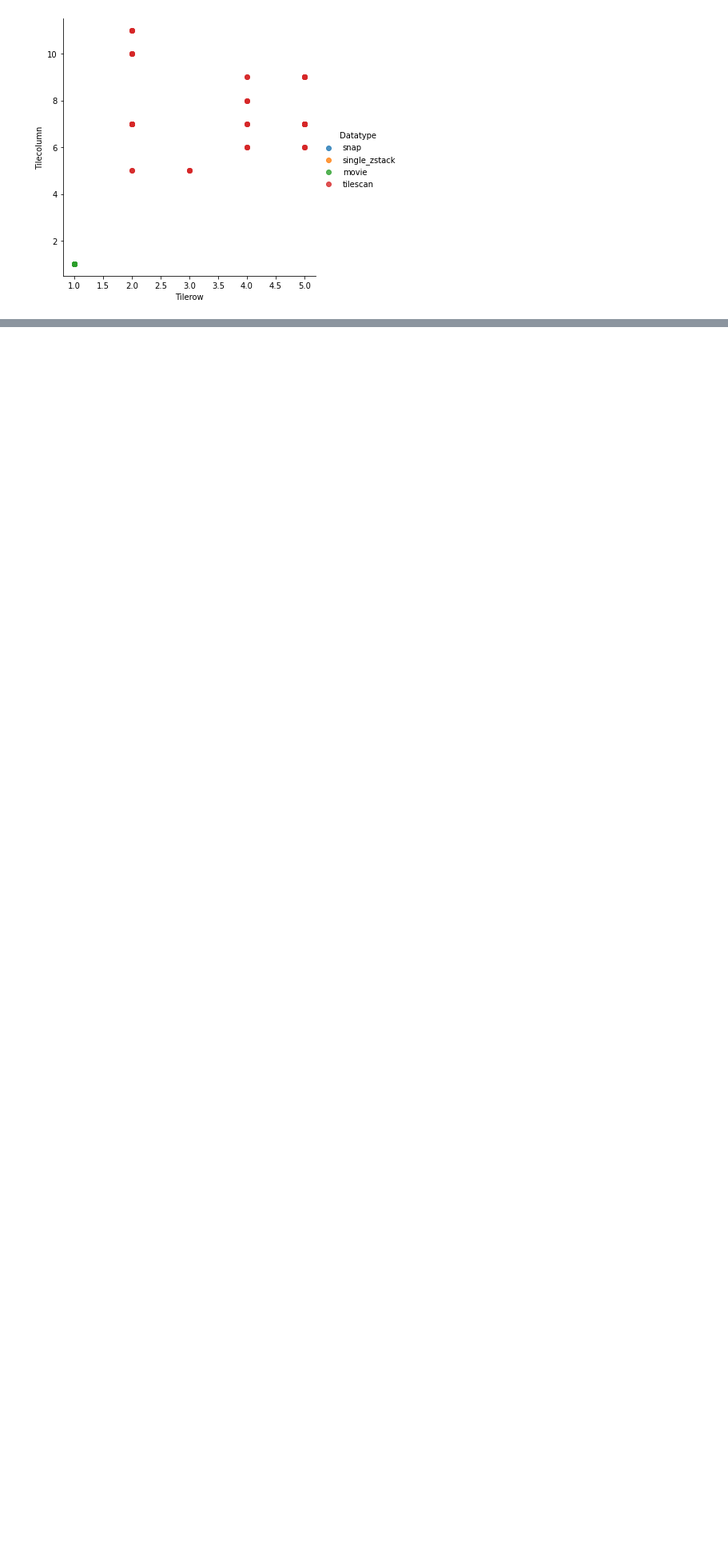
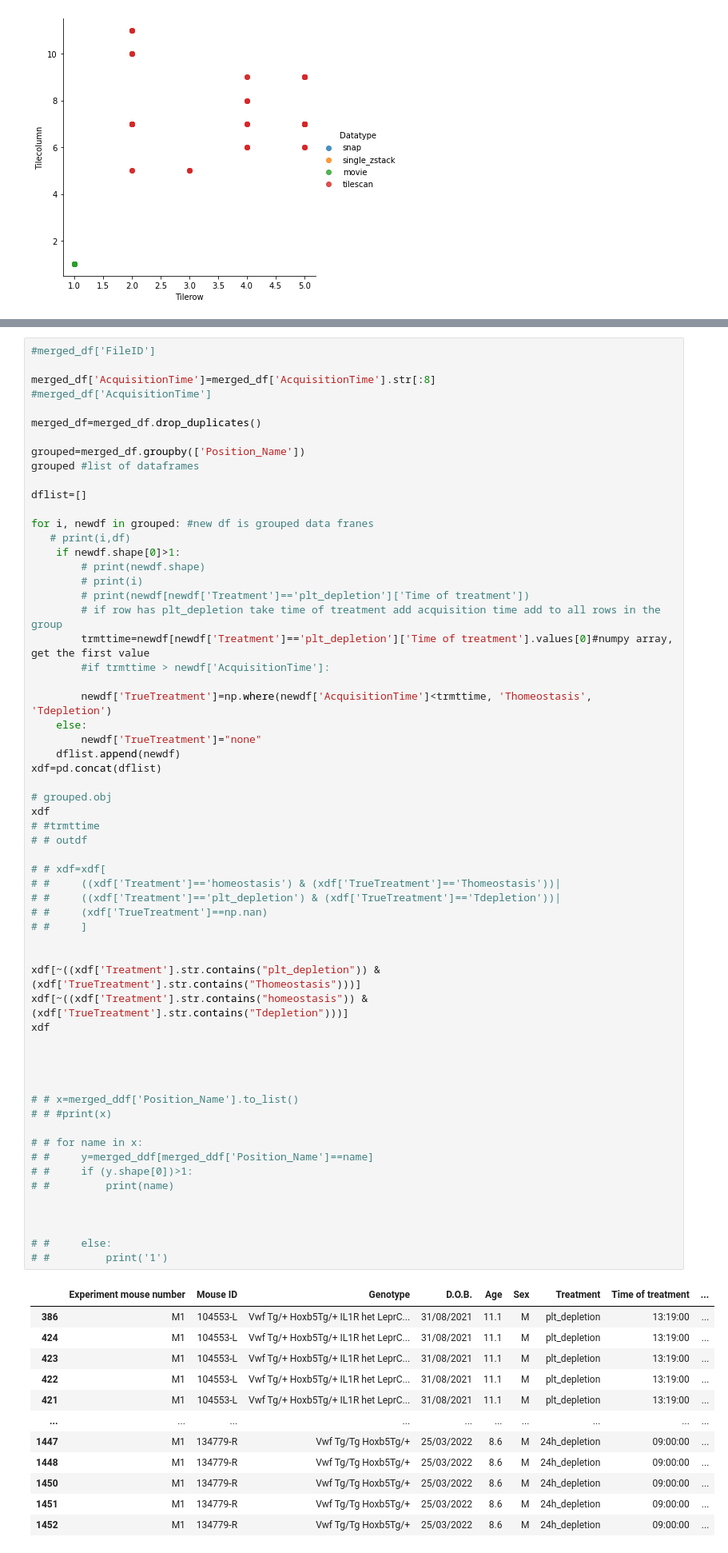
Before and after one commit to Mas515/Image_analysis, a Jupyter notebook: CZI_metadata_processing/Metadata_plotting.ipynb, the cells around one changed output, grey strips where cells are left out. Shown at 80% size. Cells and saved outputs as stored; diff of their text form; blank space fills up the shorter version.

```diff
--- a/CZI_metadata_processing/Metadata_plotting.ipynb
+++ b/CZI_metadata_processing/Metadata_plotting.ipynb
@@ -150,0 +173,73 @@ merged_df
+# %%
+#merged_df['FileID']
+
+merged_df['AcquisitionTime']=merged_df['AcquisitionTime'].str[:8]
+#merged_df['AcquisitionTime']
+
+merged_df=merged_df.drop_duplicates()
+
+grouped=merged_df.groupby(['Position_Name'])
+grouped #list of dataframes
+
+dflist=[]
+
+for i, newdf in grouped: #new df is grouped data franes
+   # print(i,df)
+    if newdf.shape[0]>1:
+        # print(newdf.shape)
+        # print(i)
+        # print(newdf[newdf['Treatment']=='plt_depletion']['Time of treatment'])
+        # if row has plt_depletion take time of treatment add acquisition time add to all rows in the group
+        trmttime=newdf[newdf['Treatment']=='plt_depletion']['Time of treatment'].values[0]#numpy array, get the first value
+        #if trmttime > newdf['AcquisitionTime']:
+
+        newdf['TrueTreatment']=np.where(newdf['AcquisitionTime']<trmttime, 'Thomeostasis', 'Tdepletion')
+    else:
+        newdf['TrueTreatment']="none"
+    dflist.append(newdf)
+xdf=pd.concat(dflist)
+
+# grouped.obj
+xdf
+# #trmttime
+# # outdf
+
+# # xdf=xdf[
+# #     ((xdf['Treatment']=='homeostasis') & (xdf['TrueTreatment']=='Thomeostasis'))|
+# #     ((xdf['Treatment']=='plt_depletion') & (xdf['TrueTreatment']=='Tdepletion'))|
+# #     (xdf['TrueTreatment']==np.nan)
+# #     ]
+
+
+xdf[~((xdf['Treatment'].str.contains("plt_depletion")) & (xdf['TrueTreatment'].str.contains("Thomeostasis")))]
+xdf[~((xdf['Treatment'].str.contains("homeostasis")) & (xdf['TrueTreatment'].str.contains("Tdepletion")))]
+xdf
+
+
+
+
+# # x=merged_ddf['Position_Name'].to_list()
+# # #print(x)
+
+# # for name in x:
+# #     y=merged_ddf[merged_ddf['Position_Name']==name]
+# #     if (y.shape[0])>1:
+# #         print(name)
+
+
+
+# #     else:
+# #         print('1')
+# %% [output]
+|  | Experiment mouse number | Mouse ID | Genotype | D.O.B. | Age | Sex | Treatment | Time of treatment | ... |
+| 386 | M1 | 104553-L | Vwf Tg/+ Hoxb5Tg/+ IL1R het LeprC... | 31/08/2021 | 11.1 | M | plt_depletion | 13:19:00 | ... |
+| 424 | M1 | 104553-L | Vwf Tg/+ Hoxb5Tg/+ IL1R het LeprC... | 31/08/2021 | 11.1 | M | plt_depletion | 13:19:00 | ... |
+| 423 | M1 | 104553-L | Vwf Tg/+ Hoxb5Tg/+ IL1R het LeprC... | 31/08/2021 | 11.1 | M | plt_depletion | 13:19:00 | ... |
+| 422 | M1 | 104553-L | Vwf Tg/+ Hoxb5Tg/+ IL1R het LeprC... | 31/08/2021 | 11.1 | M | plt_depletion | 13:19:00 | ... |
+| 421 | M1 | 104553-L | Vwf Tg/+ Hoxb5Tg/+ IL1R het LeprC... | 31/08/2021 | 11.1 | M | plt_depletion | 13:19:00 | ... |
+| ... | ... | ... | ... | ... | ... | ... | ... | ... | ... |
+| 1447 | M1 | 134779-R | Vwf Tg/Tg Hoxb5Tg/+ | 25/03/2022 | 8.6 | M | 24h_depletion | 09:00:00 | ... |
+| 1448 | M1 | 134779-R | Vwf Tg/Tg Hoxb5Tg/+ | 25/03/2022 | 8.6 | M | 24h_depletion | 09:00:00 | ... |
+| 1450 | M1 | 134779-R | Vwf Tg/Tg Hoxb5Tg/+ | 25/03/2022 | 8.6 | M | 24h_depletion | 09:00:00 | ... |
+| 1451 | M1 | 134779-R | Vwf Tg/Tg Hoxb5Tg/+ | 25/03/2022 | 8.6 | M | 24h_depletion | 09:00:00 | ... |
+| 1452 | M1 | 134779-R | Vwf Tg/Tg Hoxb5Tg/+ | 25/03/2022 | 8.6 | M | 24h_depletion | 09:00:00 | ... |
```
Also changed, not shown: parts of 10 cells of this notebook.
